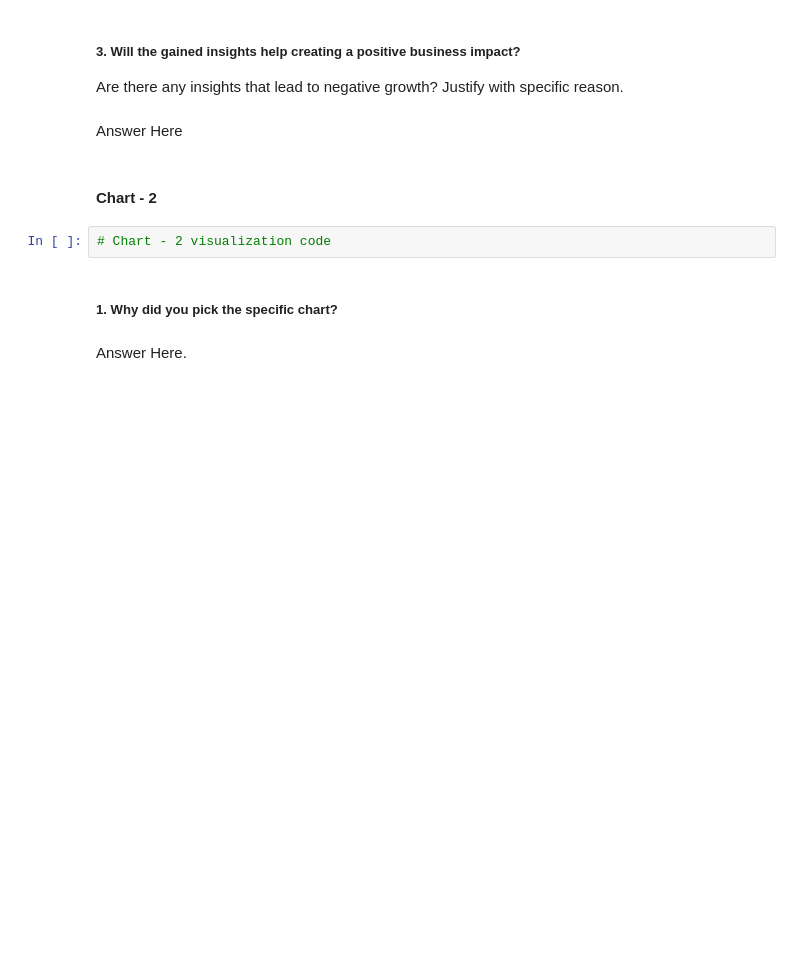
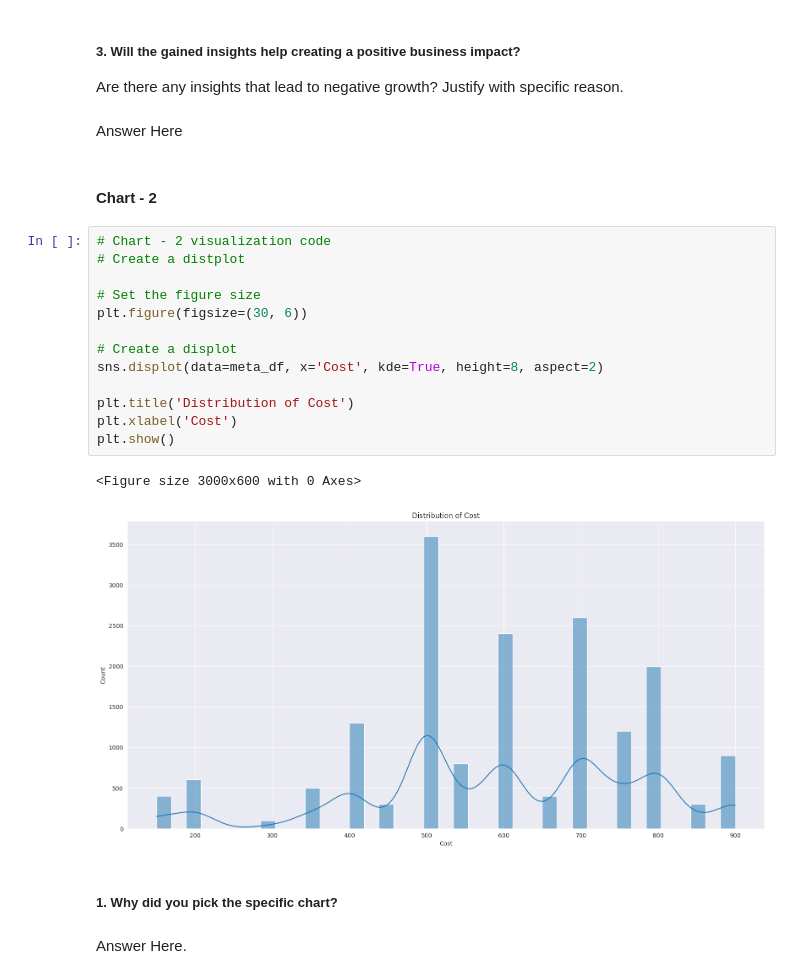
Before and after one commit to Manoharjha333/Zomato-Restaurant-Clustering-And-Sentiment-Analysis, a Jupyter notebook: Zomato_Restaurant_Clustering_And_Sentiment_Analysis.ipynb, the cells around one changed output. Cells and saved outputs as stored; diff of their text form; blank space fills up the shorter version.

```diff
--- a/Zomato_Restaurant_Clustering_And_Sentiment_Analysis.ipynb
+++ b/Zomato_Restaurant_Clustering_And_Sentiment_Analysis.ipynb
@@ -431,8 +703,22 @@ Are there any insights that lead to negative growth? Justify with specific reaso
 Answer Here
 # %% [markdown]
 #### Chart - 2
-# %%
-# Chart - 2 visualization code
+# %%
+# Chart - 2 visualization code
+# Create a distplot
+
+# Set the figure size
+plt.figure(figsize=(30, 6))
+
+# Create a displot
+sns.displot(data=meta_df, x='Cost', kde=True, height=8, aspect=2)
+
+plt.title('Distribution of Cost')
+plt.xlabel('Cost')
+plt.show()
+# %% [output]
+<Figure size 3000x600 with 0 Axes>
+[figure, added]
 # %% [markdown]
 ##### 1. Why did you pick the specific chart?
 # %% [markdown]
```
Also changed, not shown: parts of 32 cells of this notebook.
